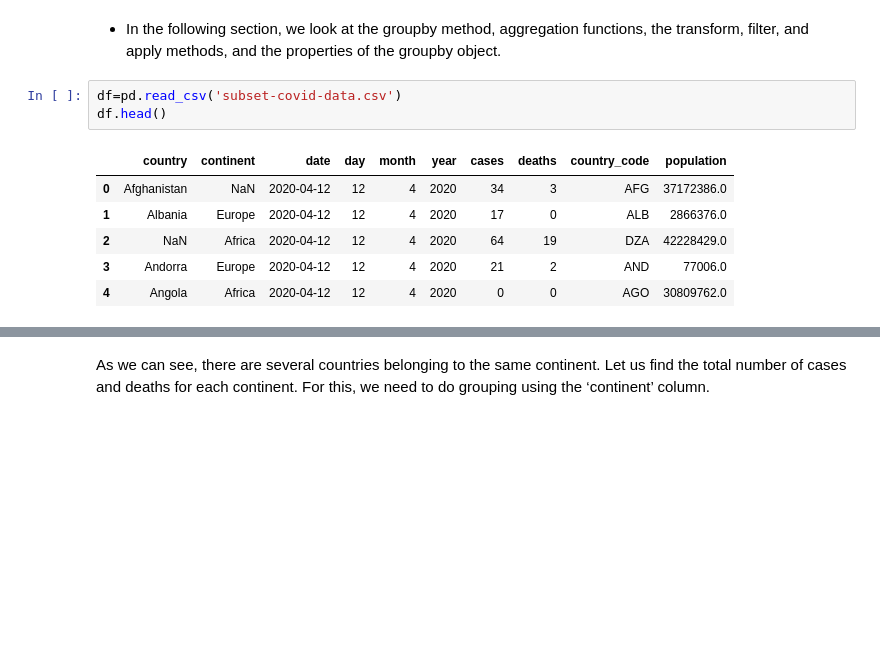
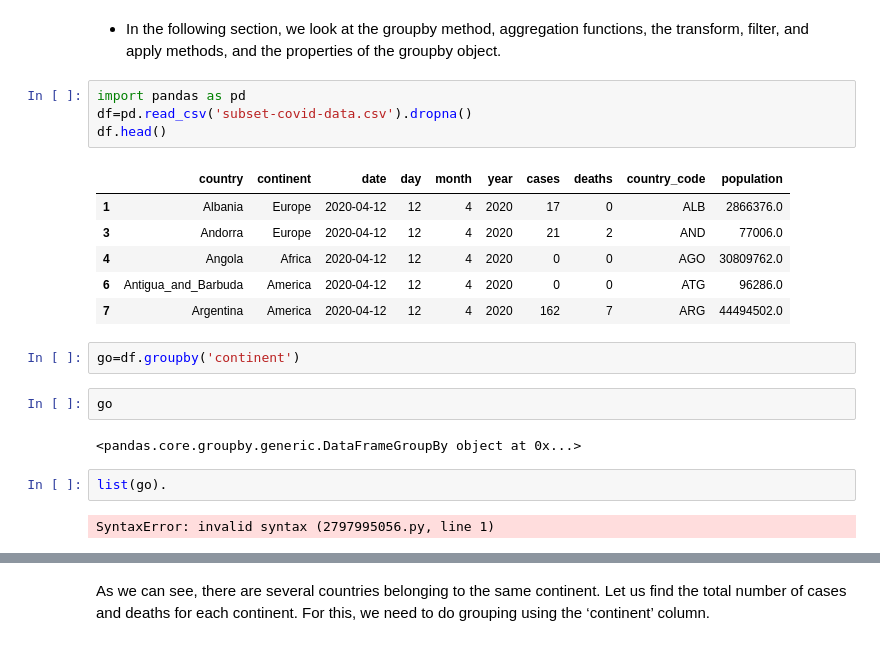
Before and after one commit to svkarthik86/Advanced-python, a Jupyter notebook: PandasLec.ipynb, the cells around one changed output, grey strips where cells are left out. Cells and saved outputs as stored; diff of their text form; blank space fills up the shorter version.

```diff
--- a/PandasLec.ipynb
+++ b/PandasLec.ipynb
@@ -1535,12 +1574,23 @@ gmh.sort_values(by=['Edition'],ascending=0)[['City','Edition','Athlete','NOC']]
 # %% [markdown]
 - In the following section, we look at the groupby method, aggregation functions, the transform, filter, and apply methods, and the properties of the groupby object.
 # %%
-df=pd.read_csv('subset-covid-data.csv')
+import pandas as pd
+df=pd.read_csv('subset-covid-data.csv').dropna()
 df.head()
 # %% [output]
 |  | country | continent | date | day | month | year | cases | deaths | country_code | population |
-| 0 | Afghanistan | NaN | 2020-04-12 | 12 | 4 | 2020 | 34 | 3 | AFG | 37172386.0 |
 | 1 | Albania | Europe | 2020-04-12 | 12 | 4 | 2020 | 17 | 0 | ALB | 2866376.0 |
-| 2 | NaN | Africa | 2020-04-12 | 12 | 4 | 2020 | 64 | 19 | DZA | 42228429.0 |
 | 3 | Andorra | Europe | 2020-04-12 | 12 | 4 | 2020 | 21 | 2 | AND | 77006.0 |
 | 4 | Angola | Africa | 2020-04-12 | 12 | 4 | 2020 | 0 | 0 | AGO | 30809762.0 |
+| 6 | Antigua_and_Barbuda | America | 2020-04-12 | 12 | 4 | 2020 | 0 | 0 | ATG | 96286.0 |
+| 7 | Argentina | America | 2020-04-12 | 12 | 4 | 2020 | 162 | 7 | ARG | 44494502.0 |
+# %%
+go=df.groupby('continent')
+# %%
+go
+# %% [output]
+<pandas.core.groupby.generic.DataFrameGroupBy object at 0x...>
+# %%
+list(go).
+# %% [output]
+SyntaxError: invalid syntax (2797995056.py, line 1)
```
Also changed, not shown: parts of 46 cells of this notebook.
